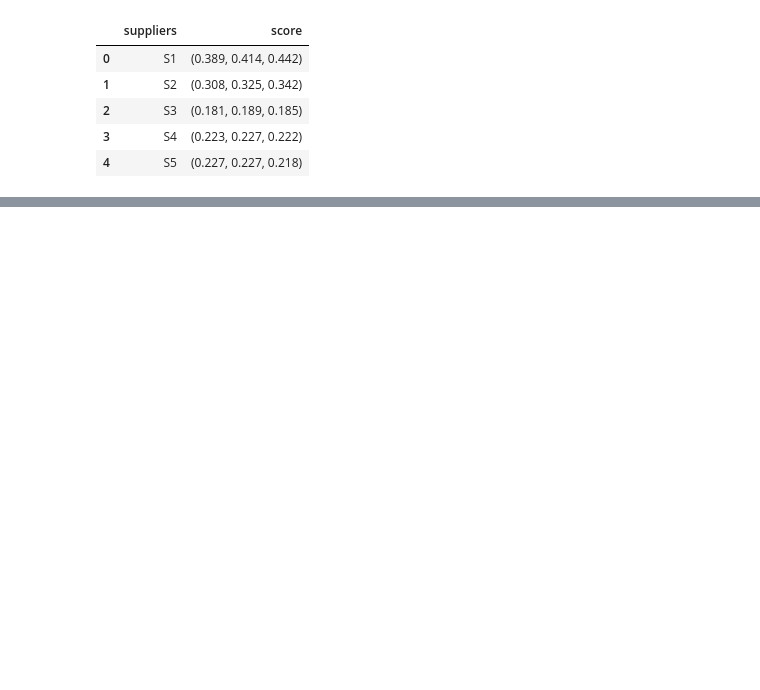
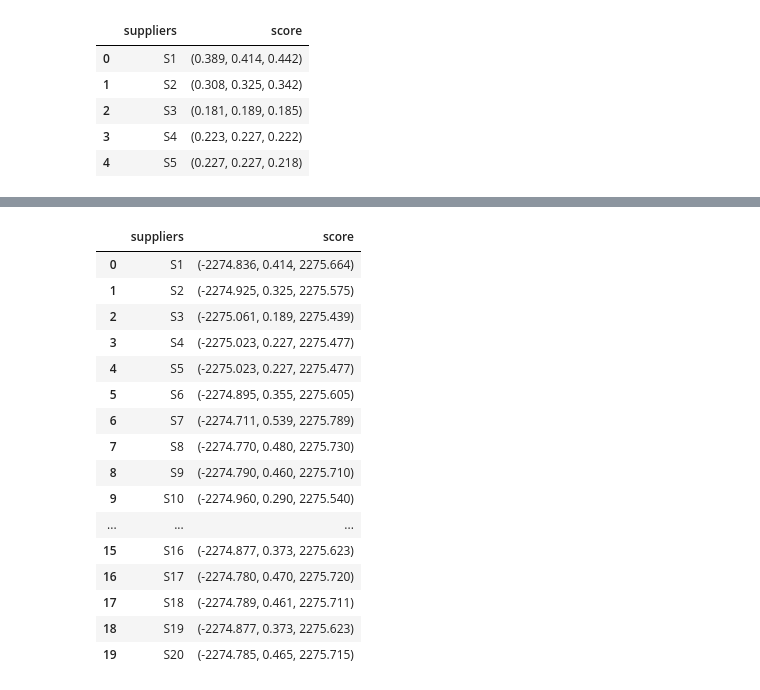
Before and after one commit to 98jaemin/post-evaluation, a Jupyter notebook: post_evaluation.ipynb, the cells around one changed output, grey strips where cells are left out. Saved outputs shown, nothing was run; the diff lists cells and outputs as text; code cells hidden in the pictures; blank space fills up the shorter version.

```diff
--- a/post_evaluation.ipynb
+++ b/post_evaluation.ipynb
@@ -124,0 +168,35 @@ df_result.head()
+# %%
+class model2(model):
+    def fuz_div(self, num1, num2):
+        spread = num1[1] - num1[0]
+        mid = num1[1] / num2[1]
+        return mid - spread, mid, mid + spread
+# %%
+evaluation_model2 = model2()
+# %%
+df_result2 = df_fuz.iloc[:, 0:1].copy()
+results = []
+for i, sup in df_fuz.iterrows():
+    D = evaluation_model2.score(sup)
+    results.append(round_fuz(D))
+
+df_result2['score'] = results
+df_result2
+# %% [output]
+|  | suppliers | score |
+| 0 | S1 | (-2274.836, 0.414, 2275.664) |
+| 1 | S2 | (-2274.925, 0.325, 2275.575) |
+| 2 | S3 | (-2275.061, 0.189, 2275.439) |
+| 3 | S4 | (-2275.023, 0.227, 2275.477) |
+| 4 | S5 | (-2275.023, 0.227, 2275.477) |
+| 5 | S6 | (-2274.895, 0.355, 2275.605) |
+| 6 | S7 | (-2274.711, 0.539, 2275.789) |
+| 7 | S8 | (-2274.770, 0.480, 2275.730) |
+| 8 | S9 | (-2274.790, 0.460, 2275.710) |
+| 9 | S10 | (-2274.960, 0.290, 2275.540) |
+| ... | ... | ... |
+| 15 | S16 | (-2274.877, 0.373, 2275.623) |
+| 16 | S17 | (-2274.780, 0.470, 2275.720) |
+| 17 | S18 | (-2274.789, 0.461, 2275.711) |
+| 18 | S19 | (-2274.877, 0.373, 2275.623) |
+| 19 | S20 | (-2274.785, 0.465, 2275.715) |
```
Also changed, not shown: parts of 14 cells of this notebook.
